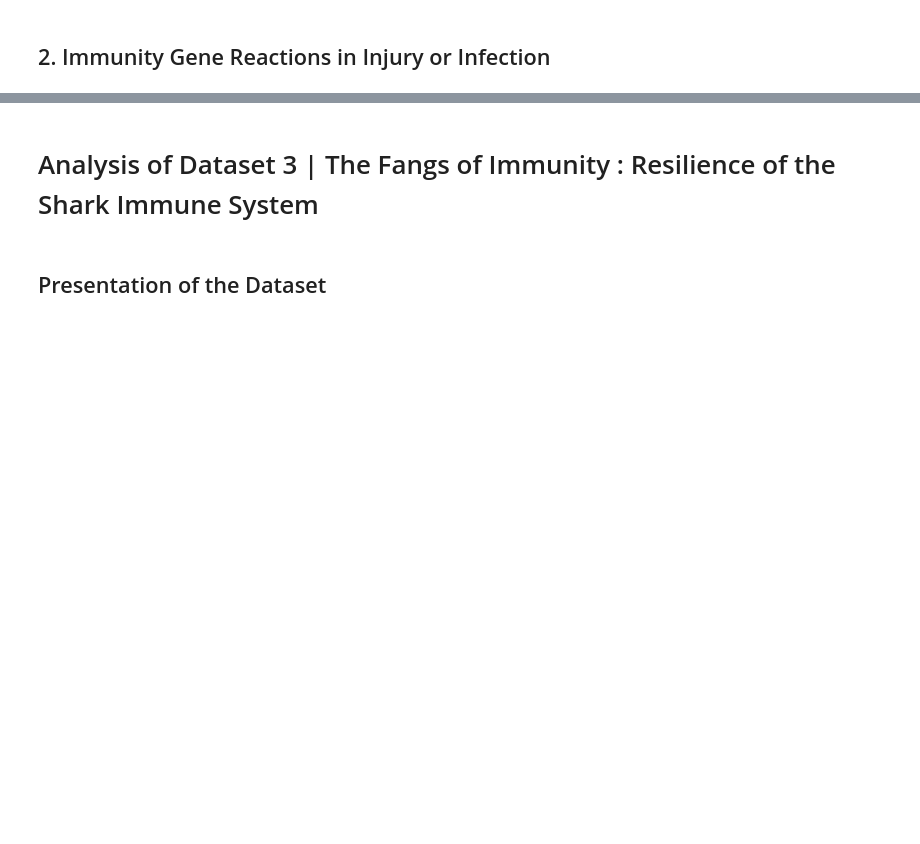
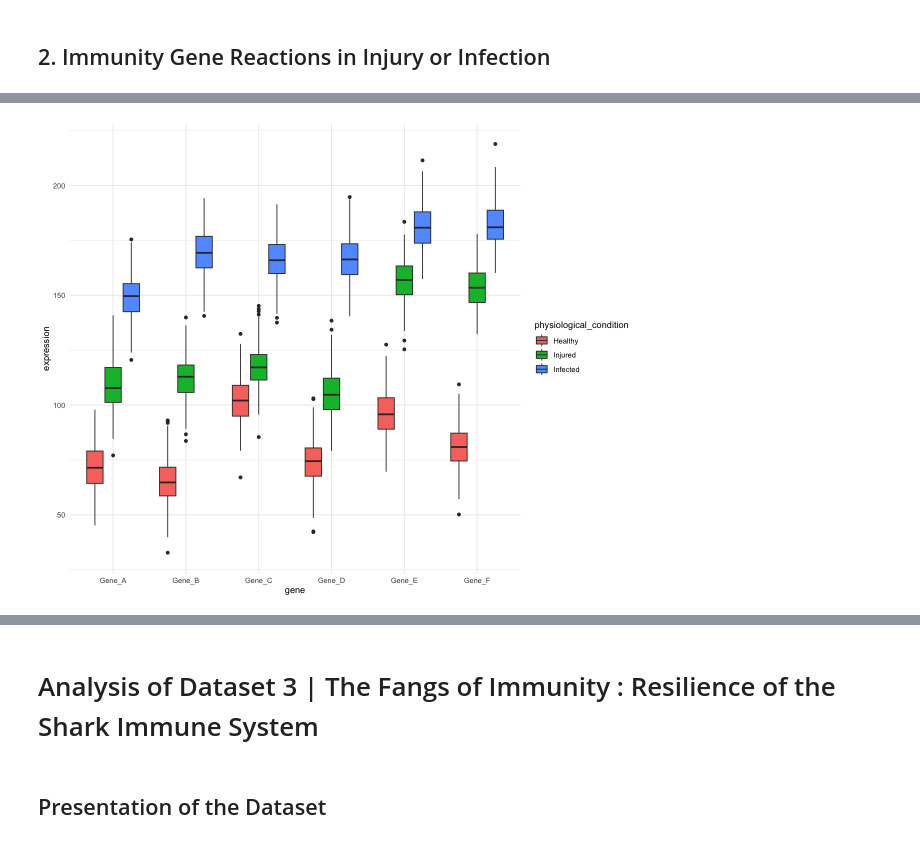
Before and after one commit to Ploenypp/bio-phys-inform_workbooks, a Jupyter notebook: biostats_project/aux_report.ipynb, the cells around one changed output, grey strips where cells are left out. Drawn from its saved outputs; the diff is of its cells as text; code cells hidden in the pictures; blank space fills up the shorter version.

```diff
--- a/biostats_project/aux_report.ipynb
+++ b/biostats_project/aux_report.ipynb
@@ -435,0 +547,8 @@ A matrix: 12 x 12 of type chr
+# %%
+h_inj_inf_genes = shark_genes %>% filter(physiological_condition %in% c("Healthy", "Injured", "Infected"))
+
+ggplot(h_inj_inf_genes, aes(x=gene,y=expression,fill=physiological_condition)) +
+    geom_boxplot() +
+    theme_minimal()
+# %% [output]
+[figure, added]
```
Also changed, not shown: parts of 15 cells of this notebook.
